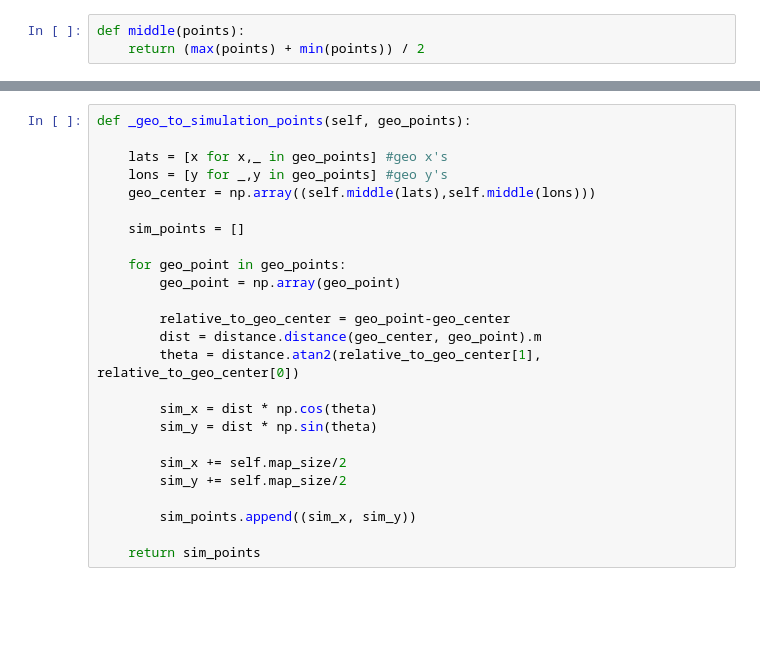
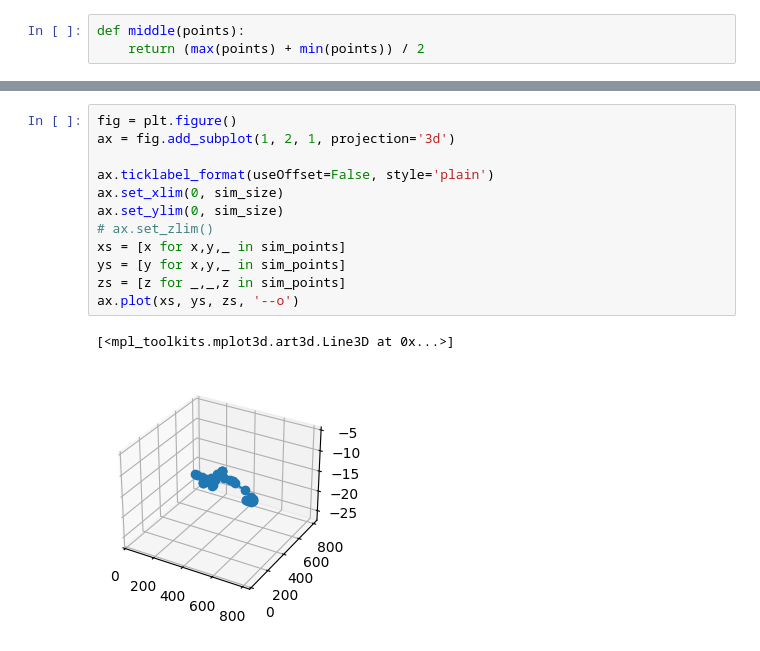
Before and after one commit to PanZWarzywniaka/osm-av-testing-pipeline, a Jupyter notebook: sandbox/point_conversion.ipynb, the cells around one changed output, grey strips where cells are left out. Drawn from its saved outputs; the diff is of its cells as text; blank space fills up the shorter version.

```diff
--- a/sandbox/point_conversion.ipynb
+++ b/sandbox/point_conversion.ipynb
@@ -72,25 +142,15 @@ print(road_points)
-# %%
-def _geo_to_simulation_points(self, geo_points):
-
-    lats = [x for x,_ in geo_points] #geo x's
-    lons = [y for _,y in geo_points] #geo y's
-    geo_center = np.array((self.middle(lats),self.middle(lons)))
-
-    sim_points = []
-
-    for geo_point in geo_points:
-        geo_point = np.array(geo_point)
-
-        relative_to_geo_center = geo_point-geo_center
-        dist = distance.distance(geo_center, geo_point).m
-        theta = distance.atan2(relative_to_geo_center[1], relative_to_geo_center[0])
-
-        sim_x = dist * np.cos(theta)
-        sim_y = dist * np.sin(theta)
-
-        sim_x += self.map_size/2
-        sim_y += self.map_size/2
-
-        sim_points.append((sim_x, sim_y))
-
-    return sim_points
+# %%
+fig = plt.figure()
+ax = fig.add_subplot(1, 2, 1, projection='3d')
+
+ax.ticklabel_format(useOffset=False, style='plain')
+ax.set_xlim(0, sim_size)
+ax.set_ylim(0, sim_size)
+# ax.set_zlim()
+xs = [x for x,y,_ in sim_points]
+ys = [y for x,y,_ in sim_points]
+zs = [z for _,_,z in sim_points]
+ax.plot(xs, ys, zs, '--o')
+# %% [output]
+[<mpl_toolkits.mplot3d.art3d.Line3D at 0x...>]
+[figure, added]
```
Also changed, not shown: parts of 22 cells of this notebook, 7 other files.
